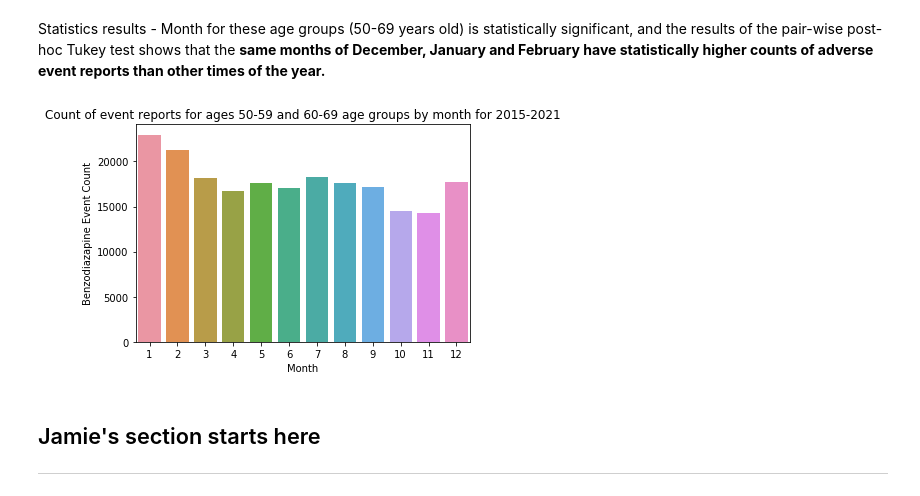
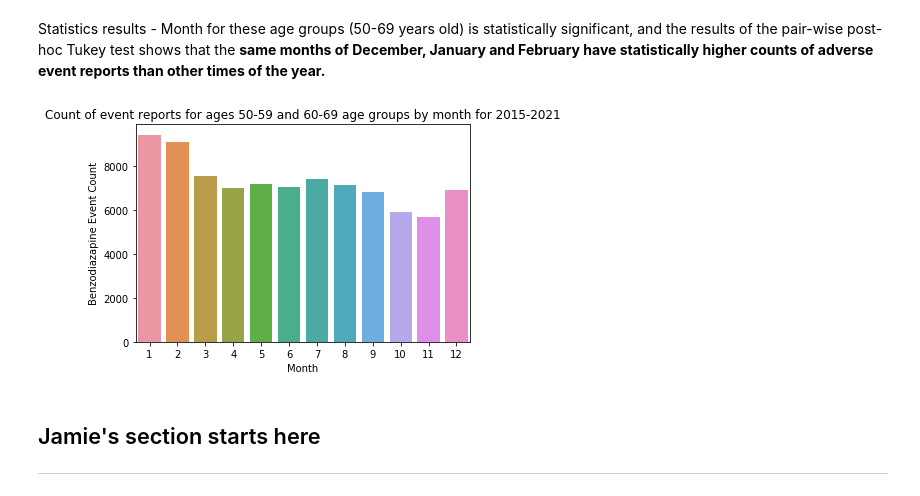
Before and after one commit to sedgedigital/FDA-API-Benzodiazepine-ANOVA, a Jupyter notebook: openFDA_API_Analysis.ipynb, the cells around one changed output. Cells and saved outputs as stored; diff of their text form; code cells hidden in the pictures.

```diff
--- a/openFDA_API_Analysis.ipynb
+++ b/openFDA_API_Analysis.ipynb
@@ -252,13 +257,16 @@ tukey = pairwise_tukeyhsd(endog=benzo_df['benzo_count'], groups=benzo_df['month'
 Statistics results - Month for these age groups (50-69 years old) is statistically significant, and the results of the pair-wise post-hoc Tukey test shows that the **same months of December, January and February have statistically higher counts of adverse event reports than other times of the year.**
 # %%
 benzo5060_bar = benzo5060.groupby("month")["benzo_count"].sum().reset_index()
-benzo_5060_mo_bar = sns.barplot(x="month",y="benzo_count", data=benzo_bar, ci=None)
+benzo_5060_mo_bar = sns.barplot(x="month",y="benzo_count", data=benzo5060_bar, ci=None)
 plt.title("Count of event reports for ages 50-59 and 60-69 age groups by month for 2015-2021")
 plt.xlabel("Month")
 plt.ylabel("Benzodiazapine Event Count")
 plt.show()
+
+fig = benzo_5060_mo_bar.get_figure()
+fig.savefig('sns_benzo_bar_age.svg')
 # %% [output]
-[figure, old version]
+[figure, new version]
 # %% [markdown]
 ## Jamie's section starts here
 
```
Also changed, not shown: parts of 5 cells of this notebook.
